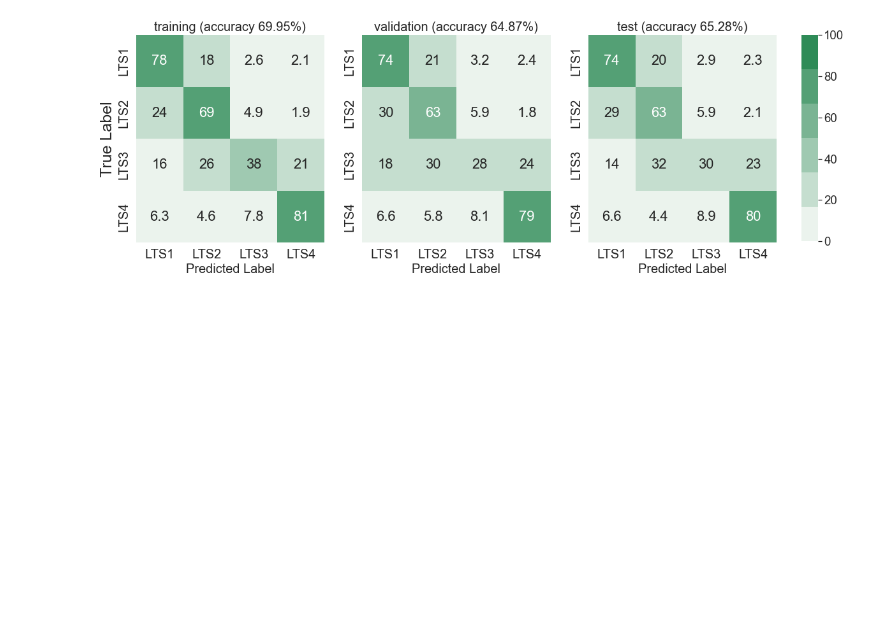
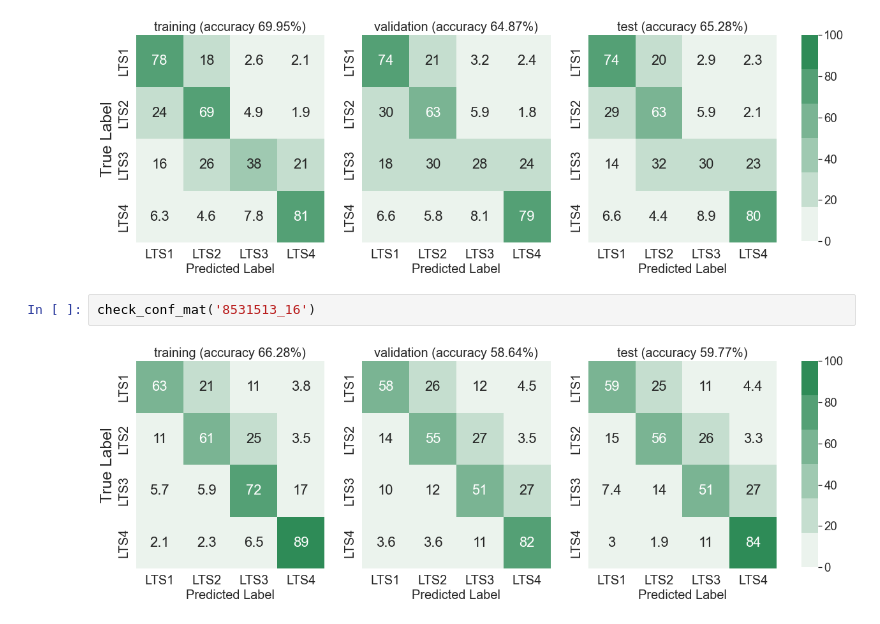
Before and after one commit to lin-bo/AutoLTS, a Jupyter notebook: visualization/res_visualization.ipynb, the cells around one changed output. Cells and saved outputs as stored; diff of their text form; blank space fills up the shorter version.

```diff
--- a/visualization/res_visualization.ipynb
+++ b/visualization/res_visualization.ipynb
@@ -82,3 +88,7 @@ check_conf_mat('8520206_4')
 check_conf_mat('8524094_14')
 # %% [output]
 [figure]
+# %%
+check_conf_mat('8531513_16')
+# %% [output]
+[figure, added]
```
Also changed, not shown: parts of 3 cells of this notebook, 4 other files.
